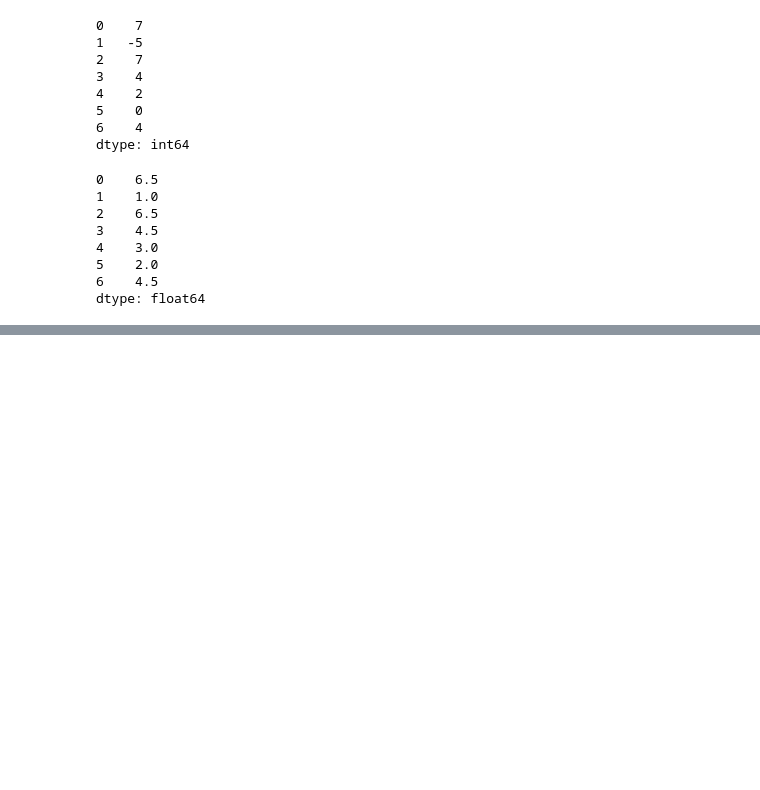
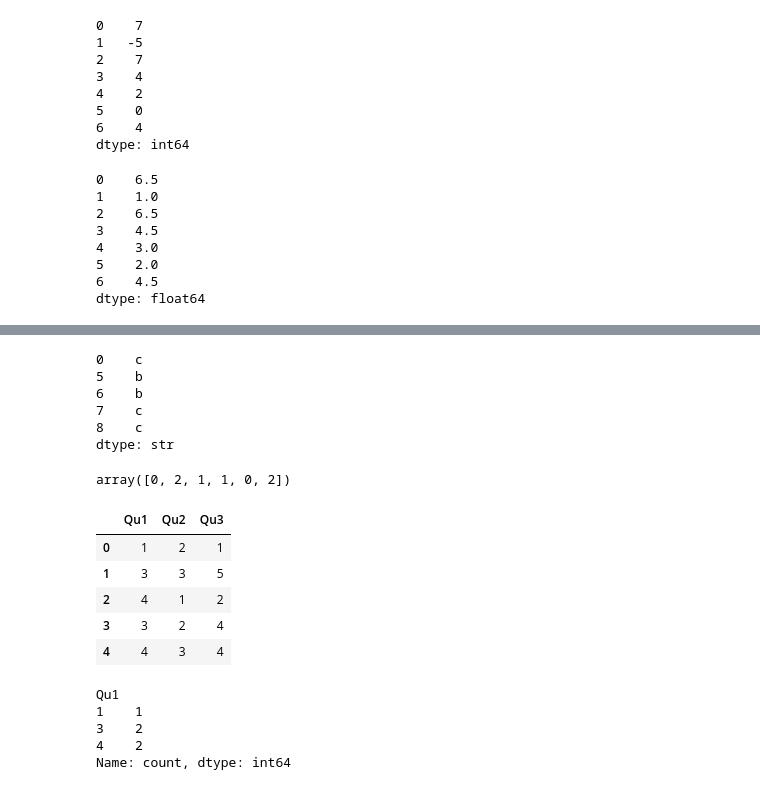
Before and after one commit to GGCHENINE/GGCHENINE, a Jupyter notebook: py_for_da_analysis/pandasch05.ipynb, the cells around one changed output, grey strips where cells are left out. Saved outputs shown, nothing was run; the diff lists cells and outputs as text; code cells hidden in the pictures; blank space fills up the shorter version.

```diff
--- a/pandasch05.ipynb
+++ b/py_for_da_analysis/pandasch05.ipynb
@@ -1059,0 +1272,37 @@ dtype: float64
+# %%
+obj[mask]
+# %% [output]
+0    c
+5    b
+6    b
+7    c
+8    c
+dtype: str
+# %%
+to_match = pd.Series(['c','a','b','b','c','a'])
+unique_vals = pd.Series(['c','b','a'])
+indices = pd.Index(unique_vals).get_indexer(to_match)
+indices
+# %% [output]
+array([0, 2, 1, 1, 0, 2])
+# %%
+data = pd.DataFrame({"Qu1": [1, 3, 4, 3, 4],
+                    "Qu2": [2, 3, 1, 2, 3],
+                    "Qu3": [1, 5, 2, 4, 4]})
+data
+# %% [output]
+|  | Qu1 | Qu2 | Qu3 |
+| 0 | 1 | 2 | 1 |
+| 1 | 3 | 3 | 5 |
+| 2 | 4 | 1 | 2 |
+| 3 | 3 | 2 | 4 |
+| 4 | 4 | 3 | 4 |
+# %%
+data['Qu1'].value_counts().sort_index()
+# value_counts()：看谁出现了几次；sort_index()：把统计结果按类别编号顺序排好
+# %% [output]
+Qu1
+1    1
+3    2
+4    2
+Name: count, dtype: int64
```
Also changed, not shown: parts of 21 cells of this notebook, 28 other files.
